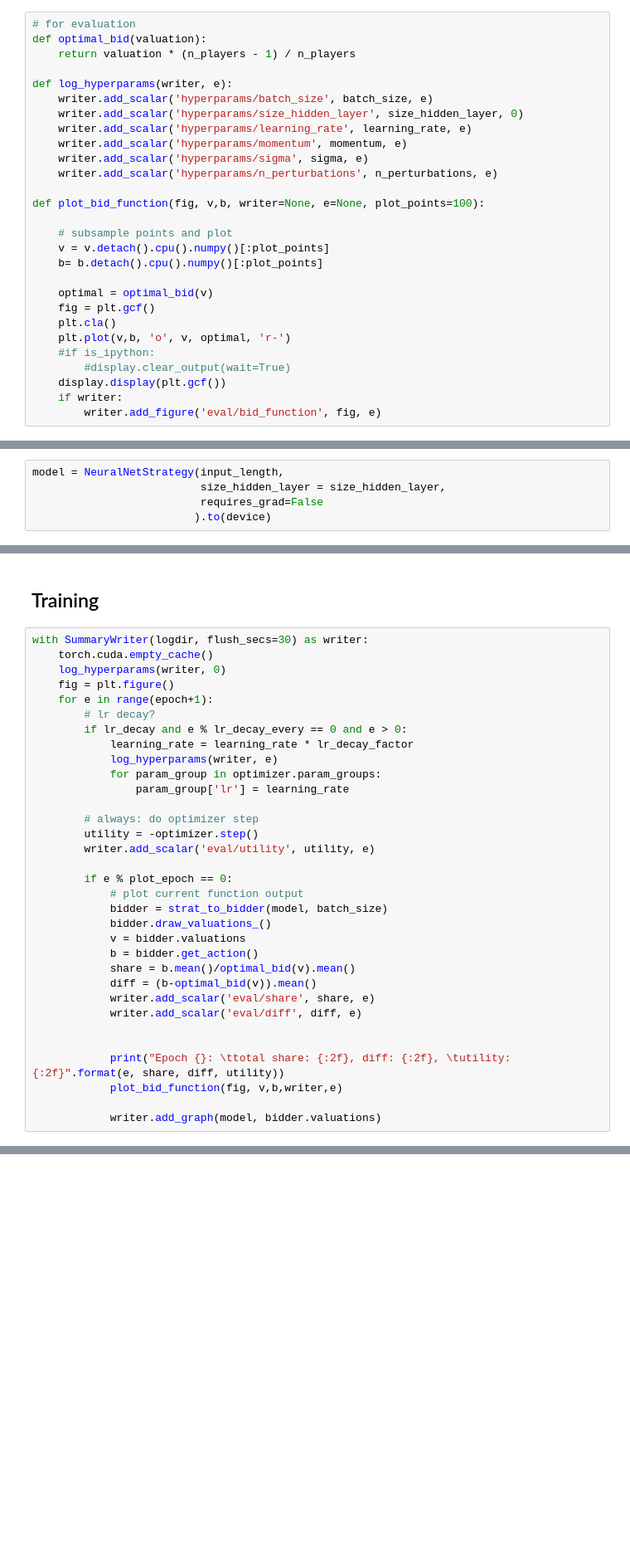
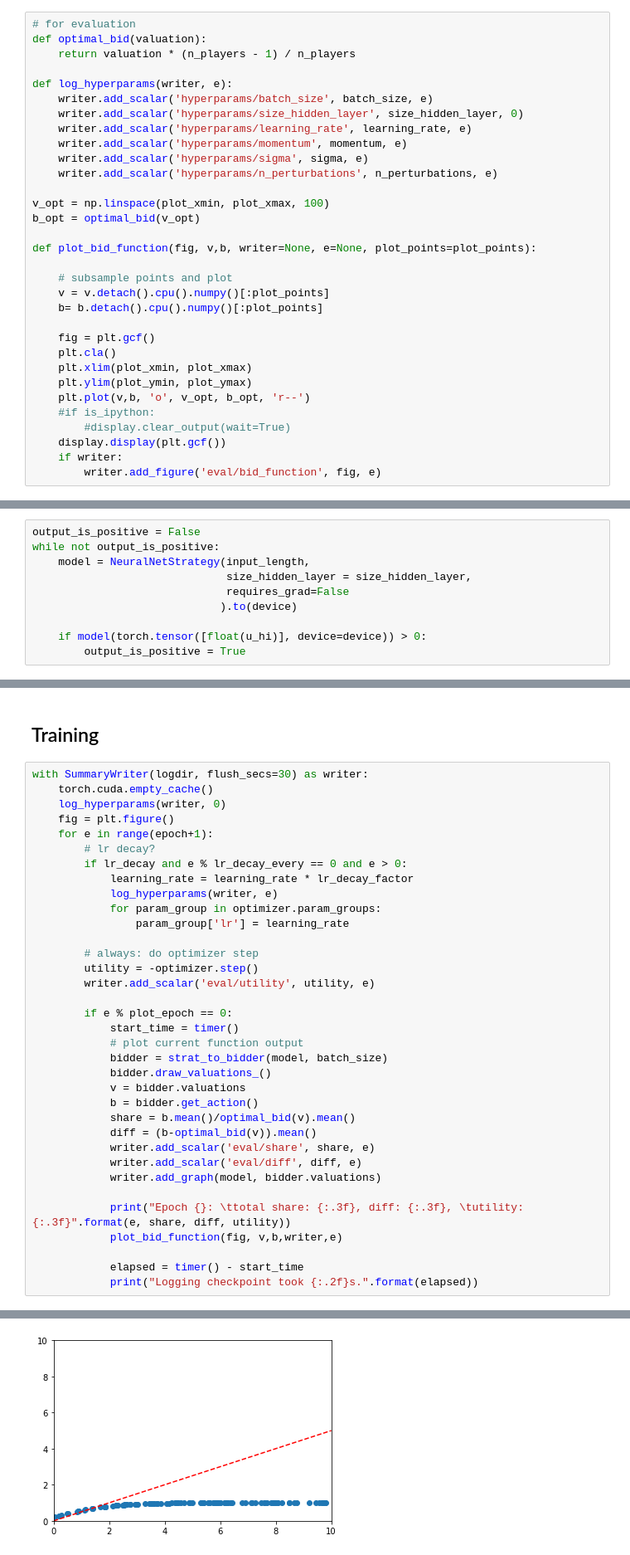
Before and after one commit to heidekrueger/bnelearn, a Jupyter notebook: notebooks/FPSB_2p_symmetric_uniform.ipynb, the cells around one changed output, grey strips where cells are left out. Shown: that part at 83% size. Cells and saved outputs as stored; diff of their text form; blank space fills up the shorter version.

```diff
--- a/notebooks/FPSB_2p_symmetric_uniform.ipynb
+++ b/notebooks/FPSB_2p_symmetric_uniform.ipynb
@@ -97,16 +123,20 @@ def log_hyperparams(writer, e):
     writer.add_scalar('hyperparams/sigma', sigma, e)
     writer.add_scalar('hyperparams/n_perturbations', n_perturbations, e)
 
-def plot_bid_function(fig, v,b, writer=None, e=None, plot_points=100):
+v_opt = np.linspace(plot_xmin, plot_xmax, 100)
+b_opt = optimal_bid(v_opt)
+
+def plot_bid_function(fig, v,b, writer=None, e=None, plot_points=plot_points):
 
     # subsample points and plot
     v = v.detach().cpu().numpy()[:plot_points]
     b= b.detach().cpu().numpy()[:plot_points]
 
-    optimal = optimal_bid(v)
     fig = plt.gcf()
     plt.cla()
-    plt.plot(v,b, 'o', v, optimal, 'r-')
+    plt.xlim(plot_xmin, plot_xmax)
+    plt.ylim(plot_ymin, plot_ymax)
+    plt.plot(v,b, 'o', v_opt, b_opt, 'r--')
     #if is_ipython:
         #display.clear_output(wait=True)
     display.display(plt.gcf())
@@ -115,8 +148,13 @@ def plot_bid_function(fig, v,b, writer=None, e=None, plot_points=100):
 # %%
-model = NeuralNetStrategy(input_length,
-                          size_hidden_layer = size_hidden_layer,
-                          requires_grad=False
-                         ).to(device)
+output_is_positive = False
+while not output_is_positive:
+    model = NeuralNetStrategy(input_length,
+                              size_hidden_layer = size_hidden_layer,
+                              requires_grad=False
+                             ).to(device)
+
+    if model(torch.tensor([float(u_hi)], device=device)) > 0:
+        output_is_positive = True
 # %%
 mechanism = FirstPriceSealedBidAuction(cuda = True)
 env = AuctionEnvironment(mechanism,
@@ -150,6 +188,7 @@ with SummaryWriter(logdir, flush_secs=30) as writer:
         writer.add_scalar('eval/utility', utility, e)
 
         if e % plot_epoch == 0:
+            start_time = timer()
             # plot current function output
             bidder = strat_to_bidder(model, batch_size)
             bidder.draw_valuations_()
@@ -159,9 +198,11 @@ with SummaryWriter(logdir, flush_secs=30) as writer:
             diff = (b-optimal_bid(v)).mean()
             writer.add_scalar('eval/share', share, e)
             writer.add_scalar('eval/diff', diff, e)
+            writer.add_graph(model, bidder.valuations)
 
-
-            print("Epoch {}: \ttotal share: {:2f}, diff: {:2f}, \tutility: {:2f}".format(e, share, diff, utility))
+            print("Epoch {}: \ttotal share: {:.3f}, diff: {:.3f}, \tutility: {:.3f}".format(e, share, diff, utility))
             plot_bid_function(fig, v,b,writer,e)
 
-            writer.add_graph(model, bidder.valuations)
+            elapsed = timer() - start_time
+            print("Logging checkpoint took {:.2f}s.".format(elapsed))
+# %% [output]
@@ -167,0 +210 @@ with SummaryWriter(logdir, flush_secs=30) as writer:
+[figure, added]
```
Also changed, not shown: parts of 8 cells of this notebook, 2 other files.
